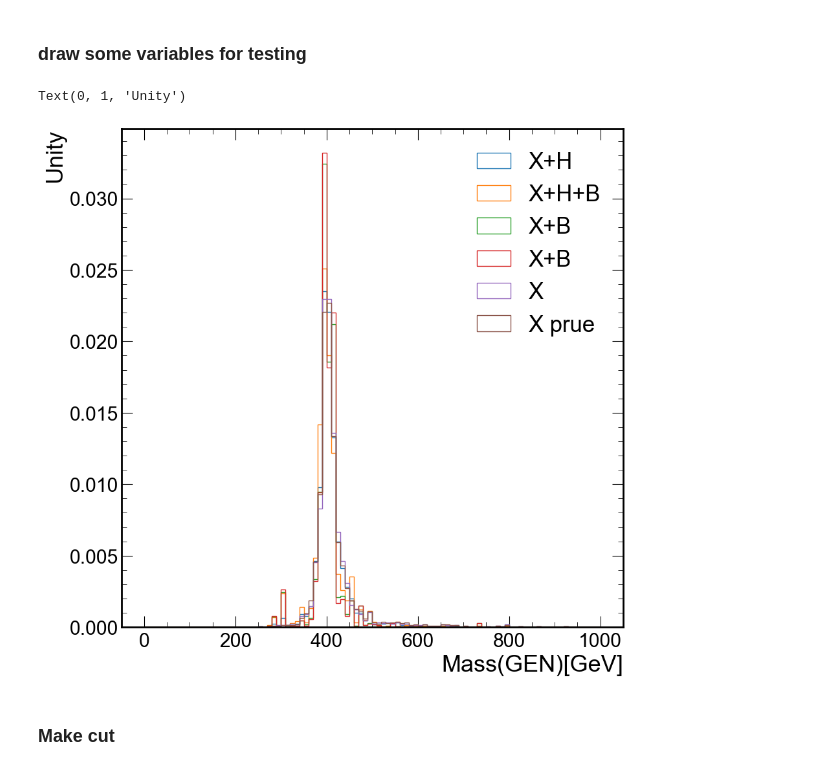
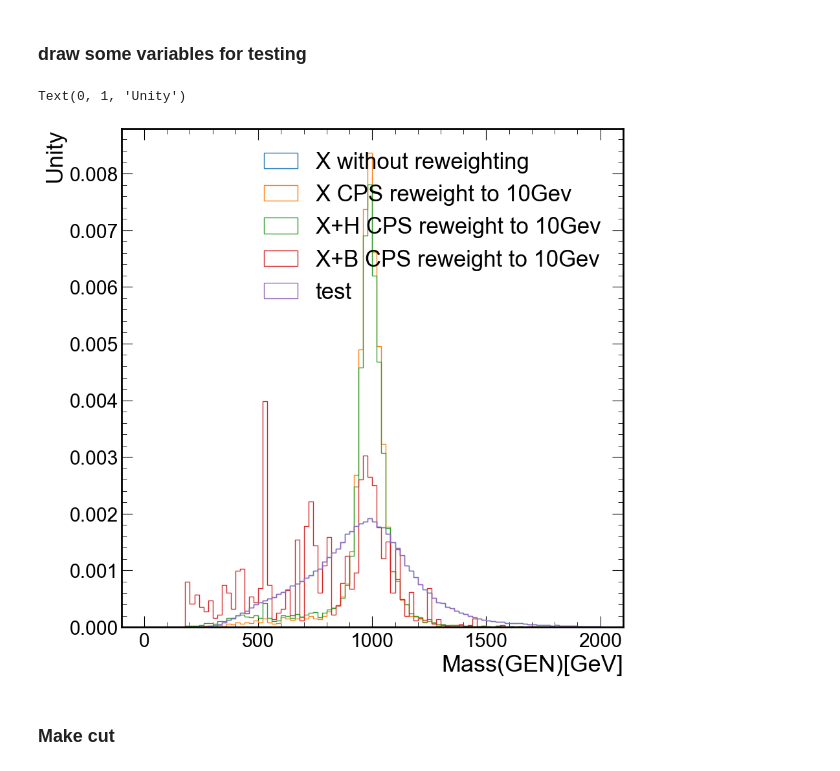
Before and after one commit to jialin-guo1/HZZAnalysis, a Jupyter notebook: papercomments/higgs_convener_comments.ipynb, the cells around one changed output. Drawn from its saved outputs; the diff is of its cells as text; code cells hidden in the pictures.

```diff
--- a/papercomments/higgs_convener_comments.ipynb
+++ b/papercomments/higgs_convener_comments.ipynb
@@ -81,14 +81,15 @@ year = '2018'
 #samples = ['DY_pt50To100','DY_pt100To250','DY_pt250To400','DY_pt400To650','DY_pt650ToInf','TTTo2L2Nu','WWTo2L2Nu','WZTo2Q2L','ZZTo2Q2L','WWTo1L1Nu2Q','tZq','ZZTo2L2Nu','WZTo1L1Nu2Q','ggh1000','ggh500','sig','ggh2000']
 #samples = ['DY_pt50To100','DY_pt100To250','DY_pt250To400','DY_pt400To650','DY_pt650ToInf','TTTo2L2Nu','WWTo2L2Nu','WZTo2Q2L','ZZTo2Q2L','tZq','ggh1000','sig']
 #samples = ['TTTo2L2Nu','tZq']
-#samples = ['ggh125','ggh200','ggh250','ggh300','ggh350','ggh400','ggh450','ggh500','ggh550','ggh600','ggh700','ggh750','ggh800','ggh900','ggh1000','ggh2000','ggh2500','ggh3000',]
+samples = ['ggh125','ggh400','ggh450','ggh500','ggh550','ggh600','ggh700','ggh750','ggh800','ggh900','ggh1000','ggh2000','ggh2500','ggh3000',]
 #samples = ['DY_pt50To100','DY_pt100To250','DY_pt250To400','DY_pt400To650','DY_pt650ToInf','ggh1000','ggh200','ggh300','ggh500']
-samples = ['ggh4l400']
+#samples = ['TTTo2L2Nu','tZq','WWTo1L1Nu2Q','WZTo1L1Nu2Q','ggh1000','vbf1000','ZZTo2Q2L','WZTo2Q2L']
 arr = {}
 sumweight = {}
 n_events = {}
 for sample in samples:
-    arr[sample] = uproot.lazy([f"{setting().fileset[year][sample][0]}:passedEvents"])
+    #arr[sample] = uproot.lazy([f"{setting().fileset[year][sample][0]}:passedEvents"],filter_name = ['jet*','found*','KD*','Met','mass*','isMuMu','isEE'])
+    arr[sample] = uproot.lazy([f"{setting().fileset[year][sample][0]}:passedEvents"],filter_name = ['GEN*','p_*'])
 
     f = uproot.open(setting().fileset[year][sample][0])['sumWeights']
     sumweight[sample] = (f.to_boost()).sum()
@@ -120,25 +132,32 @@ arr['ggh4l400'].fields
 # %% [markdown]
 ### draw some variables for testing
-# %%
-# plot arr[CPStoBW_GaH10_PropRewgt]
-sample = 'ggh4l400'
-min_x_bin = 0; max_x_bin = 1000; n_x_bin = 100
-arr[sample].p_Gen_CPStoBW_GaH10_PropRewgt
-#plt.hist(arr['ggh2000'].GEN_H1_mass, bins=100, range=(0,3000), histtype='step', label='ggh2000',weights=arr['ggh2000'].p_Gen_CPStoBW_GaH200_PropRewgt*arr['ggh2000'].p_Gen_GG_SIG_HM_kappa2TopBot_1_gh2z1_1_MCFM)
-plt.hist(arr[sample].GEN_H1_mass, bins=n_x_bin, range=(min_x_bin,max_x_bin), histtype='step', label='X+H',density=True,weights=arr[sample].p_Gen_CPStoBW_GaH10_PropRewgt*arr[sample].p_Gen_GG_SIG_H125_kappaTopBot_1_ghz1_1_HM_kappa2TopBot_1_gh2z1_i_MCFM)
-plt.hist(arr[sample].GEN_H1_mass, bins=n_x_bin, range=(min_x_bin,max_x_bin), histtype='step', label='X+H+B',density=True,weights=arr[sample].p_Gen_CPStoBW_GaH10_PropRewgt*arr[sample].p_Gen_GG_SIG_H125_kappaTopBot_1_ghz1_1_MCFM)
-plt.hist(arr[sample].GEN_H1_mass, bins=n_x_bin, range=(min_x_bin,max_x_bin), histtype='step', label='X+B',density=True,weights=arr[sample].p_Gen_CPStoBW_GaH10_PropRewgt*arr[sample].p_Gen_GG_BSI_HM_kappa2TopBot_1_gh2z1_1_MCFM)
-plt.hist(arr[sample].GEN_H1_mass, bins=n_x_bin, range=(min_x_bin,max_x_bin), histtype='step', label='X+B',density=True,weights=arr[sample].p_Gen_CPStoBW_GaH10_PropRewgt*arr[sample].p_Gen_GG_BKG_MCFM)
-plt.hist(arr[sample].GEN_H1_mass, bins=n_x_bin, range=(min_x_bin,max_x_bin), histtype='step', label='X',density=True,weights=arr[sample].p_Gen_CPStoBW_GaH10_PropRewgt)
-plt.hist(arr[sample].GEN_H1_mass, bins=n_x_bin, range=(min_x_bin,max_x_bin), histtype='step', label='X prue',density=True)
-plt.legend(loc='upper right',fontsize=25,fancybox=True,shadow=True)
-plt.xlabel('Mass(GEN)[GeV]')
-plt.ylabel('Unity')
-#add text to note mass X = 2000 GeV in the middle of the plot
-#plt.text(2500, 0.007, 'mX = 2000 GeV', fontsize=20)
-#plt.text(2500, 0.0064, r'$\Gamma(X)  = 100 GeV$', fontsize=20)
-# %% [output]
-Text(0, 1, 'Unity')
-[figure, removed]
+# %%
+# plot arr[CPStoBW_GaH10_PropRewgt]
+sample = 'ggh1000'
+ifdensity = True
+#temp_array = ak.concatenate([arr['ggh1000'],arr['ggh400']])
+temp_array = arr['ggh1000']
+min_x_bin = 0; max_x_bin = 2000; n_x_bin = 100
+#plt.hist(arr['ggh2000'].GEN_H1_mass, bins=100, range=(0,3000), histtype='step', label='ggh2000',weights=arr['ggh2000'].p_Gen_CPStoBW_GaH200_PropRewgt*arr['ggh2000'].p_Gen_GG_SIG_HM_kappa2TopBot_1_gh2z1_1_MCFM)
+plt.hist(temp_array.GEN_H1_mass, bins=n_x_bin, range=(min_x_bin,max_x_bin), histtype='step', label='X without reweighting',   density=ifdensity)
+plt.hist(temp_array.GEN_H1_mass, bins=n_x_bin, range=(min_x_bin,max_x_bin), histtype='step', label='X CPS reweight to 10Gev',   density=ifdensity,weights=  temp_array.p_Gen_CPStoBW_GaH10_PropRewgt)
+plt.hist(temp_array.GEN_H1_mass, bins=n_x_bin, range=(min_x_bin,max_x_bin), histtype='step', label='X+H CPS reweight to 10Gev',   density=ifdensity,weights=  temp_array.p_Gen_CPStoBW_GaH10_PropRewgt*temp_array.p_Gen_GG_SIG_H125_kappaTopBot_1_ghz1_1_HM_kappa2TopBot_1_gh2z1_1_MCFM/temp_array.p_Gen_GG_SIG_HM_kappa2TopBot_1_gh2z1_1_MCFM)
+plt.hist(temp_array.GEN_H1_mass, bins=n_x_bin, range=(min_x_bin,max_x_bin), histtype='step', label='X+B CPS reweight to 10Gev',   density=ifdensity,weights=  temp_array.p_Gen_CPStoBW_GaH10_PropRewgt*temp_array.p_Gen_GG_BSI_HM_kappa2TopBot_1_gh2z1_1_MCFM/temp_array.p_Gen_GG_SIG_HM_kappa2TopBot_1_gh2z1_1_MCFM)
+plt.hist(temp_array.GEN_H1_mass, bins=n_x_bin, range=(min_x_bin,max_x_bin), histtype='step', label='test',   density=ifdensity,weights=  temp_array.p_Gen_GG_SIG_HM_kappa2TopBot_1_gh2z1_1_MCFM)
+#plt.hist(temp_array.GEN_H1_mass, bins=n_x_bin, range=(min_x_bin,max_x_bin), histtype='step', label='X to H ',   density=ifdensity,weights=  temp_array.p_Gen_GG_SIG_H125_kappaTopBot_1_ghz1_1_HM_kappa2TopBot_1_gh2z1_1_MCFM/temp_array.p_Gen_GG_SIG_HM_kappa2TopBot_1_gh2z1_1_MCFM)
+#plt.hist(temp_array.GEN_H1_mass, bins=n_x_bin, range=(min_x_bin,max_x_bin), histtype='step', label='X+H+B', density=ifdensity,weights=temp_array.p_Gen_CPStoBW_GaH10_PropRewgt*temp_array.p_Gen_GG_SIG_H125_kappaTopBot_1_ghz1_1_MCFM)
+#plt.hist(temp_array.GEN_H1_mass, bins=n_x_bin, range=(min_x_bin,max_x_bin), histtype='step', label='X+B',   density=ifdensity,weights=  temp_array.p_Gen_CPStoBW_GaH10_PropRewgt*temp_array.p_Gen_GG_BSI_HM_kappa2TopBot_1_gh2z1_1_MCFM)
+#plt.hist(temp_array.GEN_H1_mass, bins=n_x_bin, range=(min_x_bin,max_x_bin), histtype='step', label='X+B',   density=ifdensity,weights=  temp_array.p_Gen_CPStoBW_GaH10_PropRewgt*temp_array.p_Gen_GG_BKG_MCFM)
+#plt.hist(temp_array.GEN_H1_mass, bins=n_x_bin, range=(min_x_bin,max_x_bin), histtype='step', label='X',     density=ifdensity,weights=    temp_array.p_Gen_CPStoBW_GaH10_PropRewgt)
+#plt.hist(temp_array.GEN_H1_mass, bins=n_x_bin, range=(min_x_bin,max_x_bin), histtype='step', label='X prue',density=ifdensity)
+plt.legend(loc='upper right',fontsize=25,fancybox=True,shadow=True)
+plt.xlabel('Mass(GEN)[GeV]')
+plt.ylabel('Unity')
+#add text to note mass X = 2000 GeV in the middle of the plot
+#plt.text(2500, 0.007, 'mX = 2000 GeV', fontsize=20)
+#plt.text(2500, 0.0064, r'$\Gamma(X)  = 100 GeV$', fontsize=20)
+# %% [output]
+Text(0, 1, 'Unity')
+[figure, added]
 # %%
 plt.close()
```
Also changed, not shown: parts of 6 cells of this notebook.
